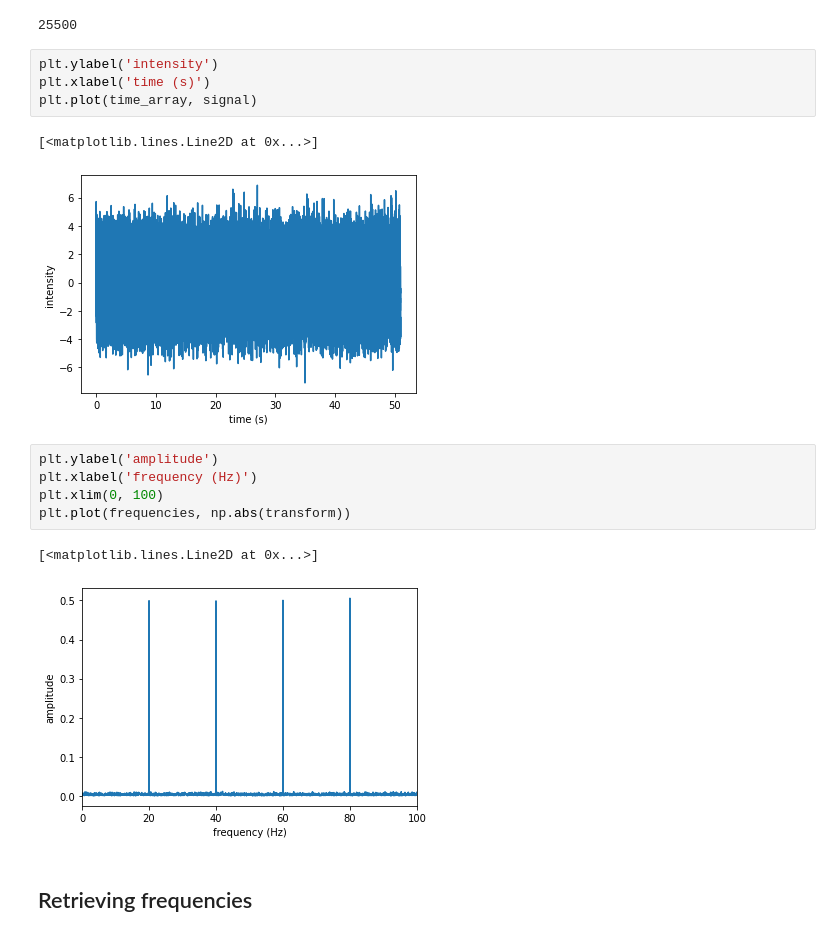
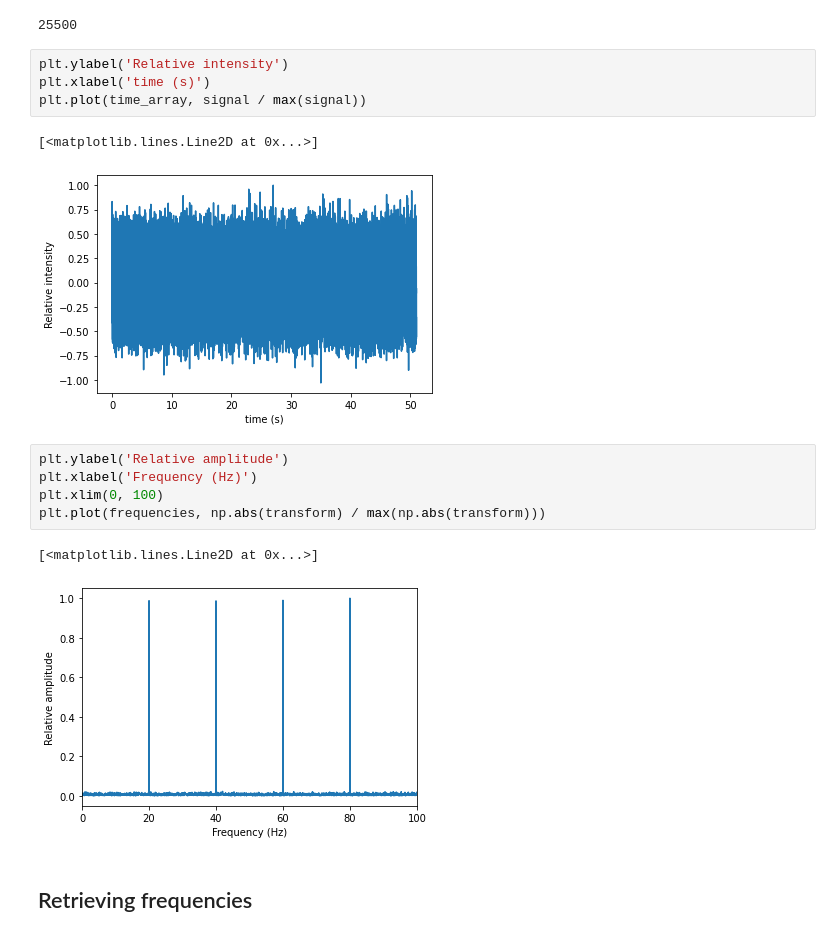
Before and after one commit to Yousousen/pulsar_analysis, a Jupyter notebook: src/script/simulation/simulation.ipynb, the cells around one changed output. Drawn from its saved outputs; the diff is of its cells as text.

```diff
--- a/src/script/simulation/simulation.ipynb
+++ b/src/script/simulation/simulation.ipynb
@@ -224,20 +224,20 @@ len(frequencies)
 # %% [output]
 25500
 # %%
-plt.ylabel('intensity')
+plt.ylabel('Relative intensity')
 plt.xlabel('time (s)')
-plt.plot(time_array, signal)
+plt.plot(time_array, signal / max(signal))
 # %% [output]
 [<matplotlib.lines.Line2D at 0x...>]
-[figure, old version]
+[figure, new version]
 # %%
-plt.ylabel('amplitude')
-plt.xlabel('frequency (Hz)')
+plt.ylabel('Relative amplitude')
+plt.xlabel('Frequency (Hz)')
 plt.xlim(0, 100)
-plt.plot(frequencies, np.abs(transform))
+plt.plot(frequencies, np.abs(transform) / max(np.abs(transform)))
 # %% [output]
 [<matplotlib.lines.Line2D at 0x...>]
-[figure, old version]
+[figure, new version]
 # %% [markdown]
 ## Retrieving frequencies
 # %% [markdown]
```
Also changed, not shown: 10 other files.
